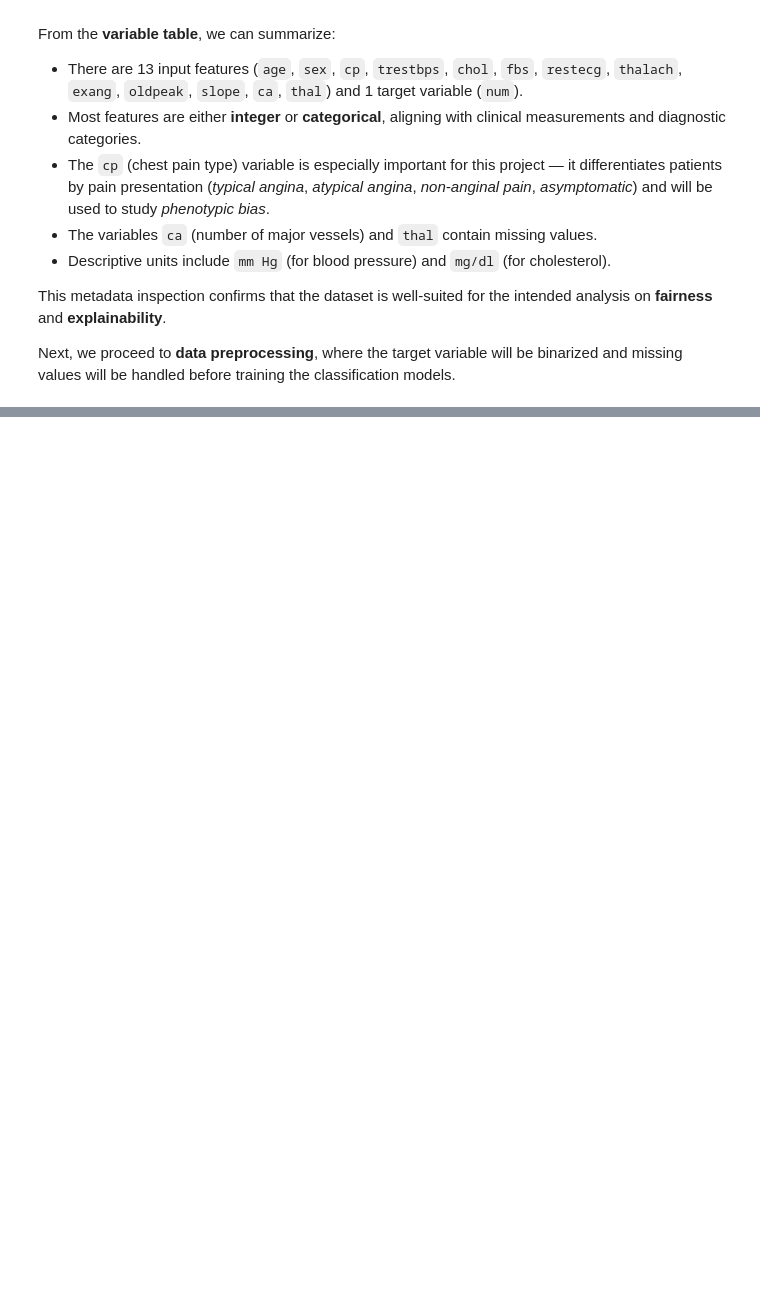
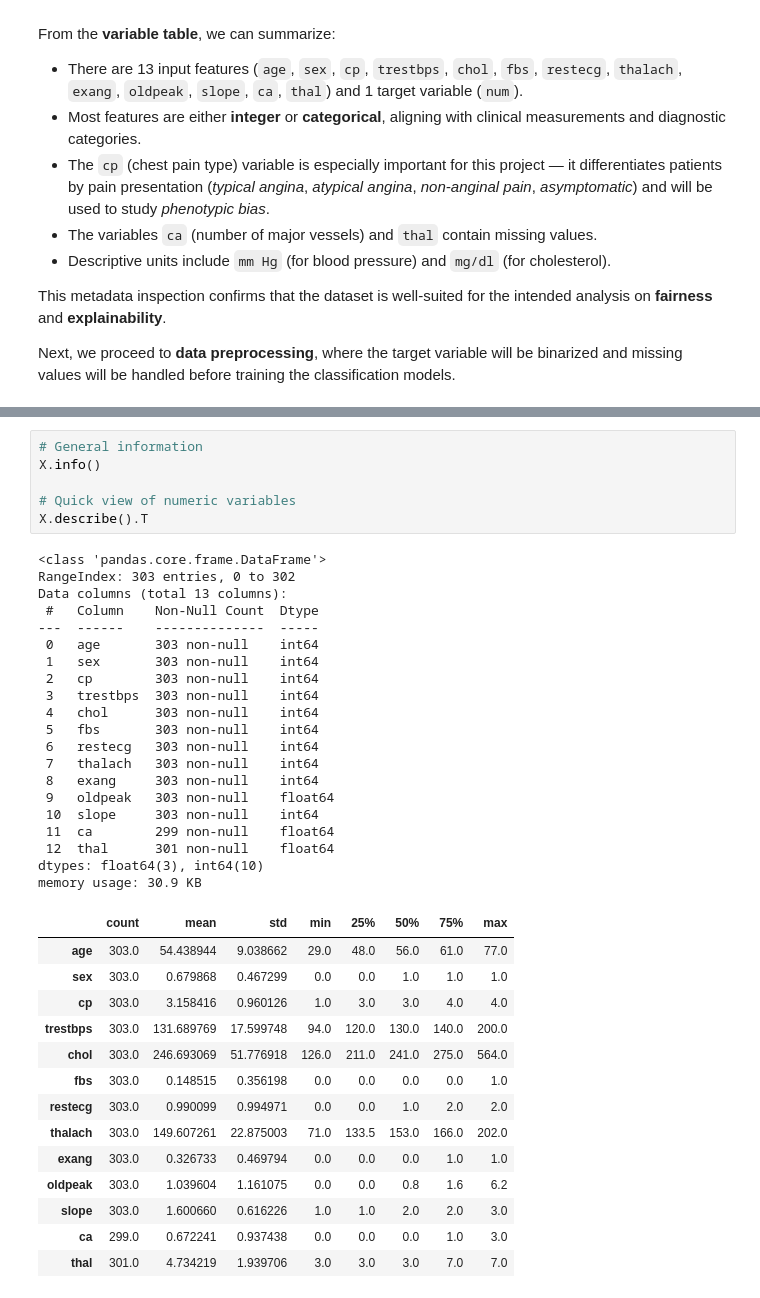
Before and after one commit to Mihalachee/Phenotypic-Bias-in-Heart-Disease-Prediction, a Jupyter notebook: indiviual.ipynb, the cells around one changed output, grey strips where cells are left out. Saved outputs shown, nothing was run; the diff lists cells and outputs as text; blank space fills up the shorter version.

```diff
--- a/indiviual.ipynb
+++ b/indiviual.ipynb
@@ -137,0 +173,41 @@ Next, we proceed to **data preprocessing**, where the target variable will be bi
+# %%
+# General information
+X.info()
+
+# Quick view of numeric variables
+X.describe().T
+# %% [output]
+<class 'pandas.core.frame.DataFrame'>
+RangeIndex: 303 entries, 0 to 302
+Data columns (total 13 columns):
+ #   Column    Non-Null Count  Dtype
+---  ------    --------------  -----
+ 0   age       303 non-null    int64
+ 1   sex       303 non-null    int64
+ 2   cp        303 non-null    int64
+ 3   trestbps  303 non-null    int64
+ 4   chol      303 non-null    int64
+ 5   fbs       303 non-null    int64
+ 6   restecg   303 non-null    int64
+ 7   thalach   303 non-null    int64
+ 8   exang     303 non-null    int64
+ 9   oldpeak   303 non-null    float64
+ 10  slope     303 non-null    int64
+ 11  ca        299 non-null    float64
+ 12  thal      301 non-null    float64
+dtypes: float64(3), int64(10)
+memory usage: 30.9 KB
+|  | count | mean | std | min | 25% | 50% | 75% | max |
+| age | 303.0 | 54.438944 | 9.038662 | 29.0 | 48.0 | 56.0 | 61.0 | 77.0 |
+| sex | 303.0 | 0.679868 | 0.467299 | 0.0 | 0.0 | 1.0 | 1.0 | 1.0 |
+| cp | 303.0 | 3.158416 | 0.960126 | 1.0 | 3.0 | 3.0 | 4.0 | 4.0 |
+| trestbps | 303.0 | 131.689769 | 17.599748 | 94.0 | 120.0 | 130.0 | 140.0 | 200.0 |
+| chol | 303.0 | 246.693069 | 51.776918 | 126.0 | 211.0 | 241.0 | 275.0 | 564.0 |
+| fbs | 303.0 | 0.148515 | 0.356198 | 0.0 | 0.0 | 0.0 | 0.0 | 1.0 |
+| restecg | 303.0 | 0.990099 | 0.994971 | 0.0 | 0.0 | 1.0 | 2.0 | 2.0 |
+| thalach | 303.0 | 149.607261 | 22.875003 | 71.0 | 133.5 | 153.0 | 166.0 | 202.0 |
+| exang | 303.0 | 0.326733 | 0.469794 | 0.0 | 0.0 | 0.0 | 1.0 | 1.0 |
+| oldpeak | 303.0 | 1.039604 | 1.161075 | 0.0 | 0.0 | 0.8 | 1.6 | 6.2 |
+| slope | 303.0 | 1.600660 | 0.616226 | 1.0 | 1.0 | 2.0 | 2.0 | 3.0 |
+| ca | 299.0 | 0.672241 | 0.937438 | 0.0 | 0.0 | 0.0 | 1.0 | 3.0 |
+| thal | 301.0 | 4.734219 | 1.939706 | 3.0 | 3.0 | 3.0 | 7.0 | 7.0 |
```
Also changed, not shown: parts of 10 cells of this notebook, 1 other file.
